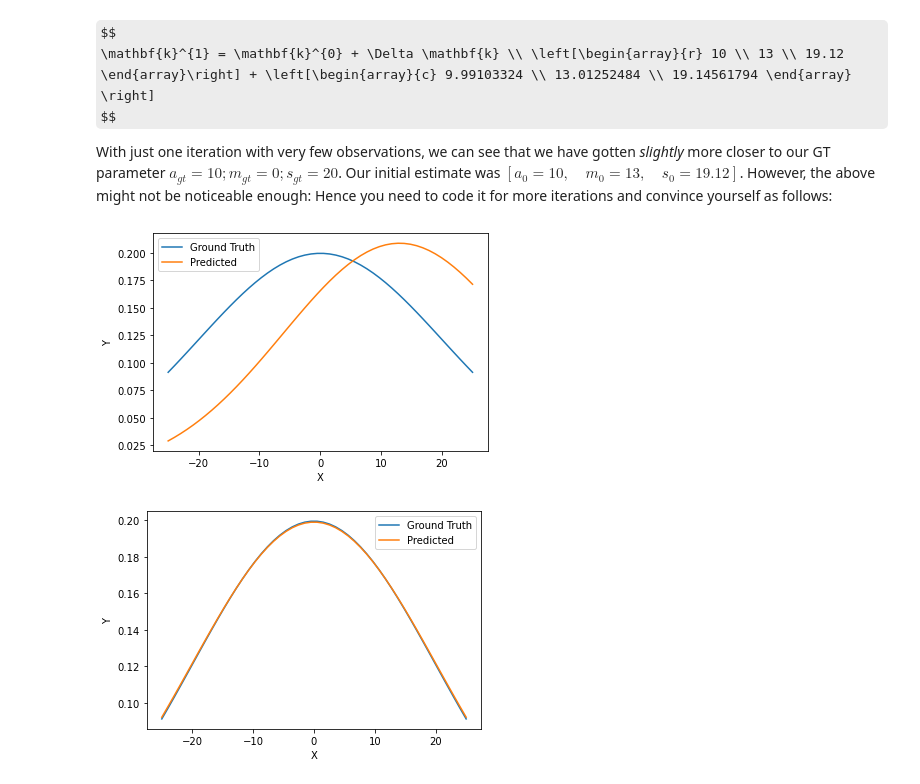
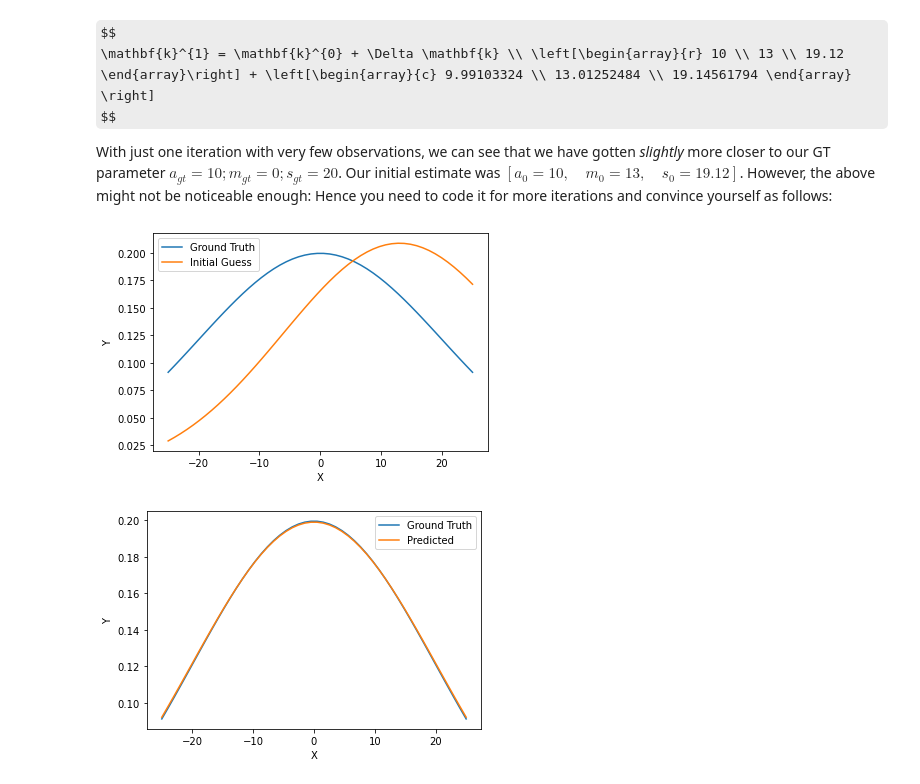
Before and after one commit to BhaskarJoshi-01/Mobile-Robotics---Monsoon-2021, a Jupyter notebook: Assignment-3/Assignment-3.ipynb, the cells around one changed output. Cells and saved outputs as stored; diff of their text form; code cells hidden in the pictures; some formulas as TeX source.

```diff
--- a/Assignment-3/Assignment-3.ipynb
+++ b/Assignment-3/Assignment-3.ipynb
@@ -168,27 +168,22 @@ tolerance2=1e-15
 
 initial_amp,initia_mean,initial_sd=10,13,19.12
 # %%
-# from helpers.func import make_gaussian
-
-def make_gaussian(x, a, mean, std):
-    y = a * (1/(np.sqrt(2 * np.pi) * std)) * np.exp(-(x-mean)**2/(2*std**2))
-    return y
+from helpers.func import make_gaussian
 
 #generating data
+x_obs = np.linspace(-25, 25, no_of_obs)
+y_obs = make_gaussian(x_obs, actual_amp, actual_mean, actual_sd)
 
-x_obs=np.linspace(-25,25,50)
-y_obs,y_est=[],[]
+def show_init_state():
+    y_est = make_gaussian(x_obs, initial_amp, initia_mean, initial_sd)
+    plt.plot(x_obs,y_obs)
+    plt.plot(x_obs,y_est)
+    plt.xlabel("X"),plt.ylabel("Y")
+    plt.legend(["Ground Truth","Initial Guess"])
+    plt.show()
 
-for _ in x_obs:
-    y_obs.append(make_gaussian(_,10,0,20))
-    y_est.append(make_gaussian(_,10,13,19.12))
-
-plt.plot(x_obs,y_obs)
-plt.plot(x_obs,y_est)
-plt.xlabel("X"),plt.ylabel("Y")
-plt.legend(["Ground Truth","Predicted"])
-plt.show()
+show_init_state()
 # %% [output]
-[figure, old version]
+[figure, new version]
 # %%
 #defining partial derivatives
```
Also changed, not shown: parts of 9 cells of this notebook.
